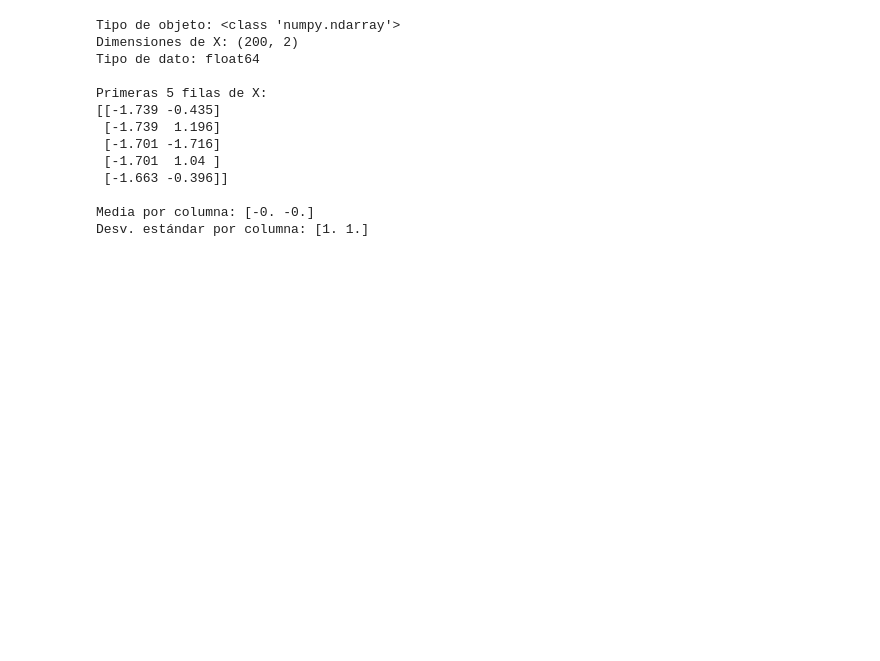
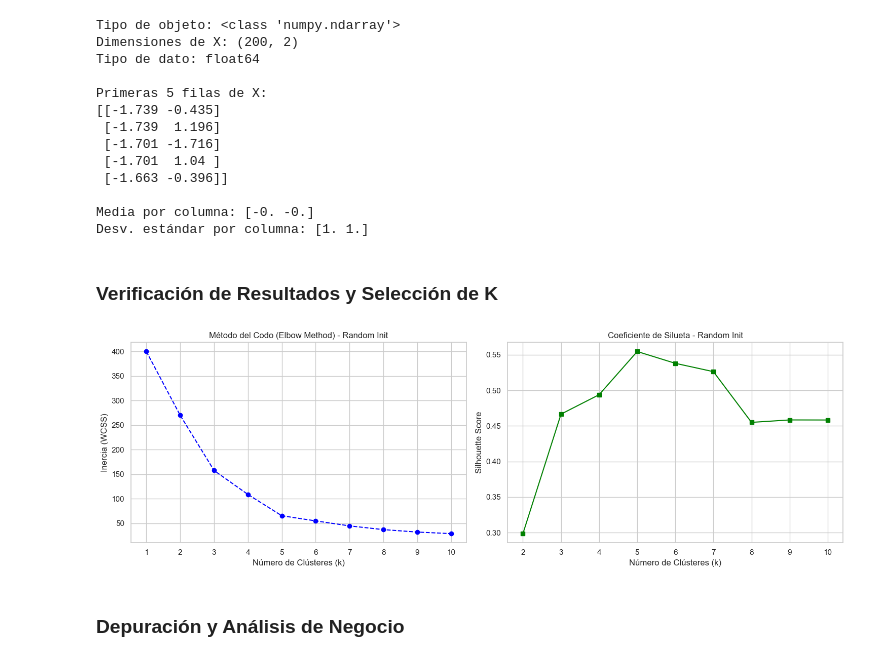
Before and after one commit to DieCs2806/Taller-2-Tecnicas-de-Aprendizaje-de-Maquina, a Jupyter notebook: taller.ipynb, the cells around one changed output. Saved outputs shown, nothing was run; the diff lists cells and outputs as text; code cells hidden in the pictures; blank space fills up the shorter version.

```diff
--- a/taller.ipynb
+++ b/taller.ipynb
@@ -249,3 +249,51 @@ Primeras 5 filas de X:
 
 Media por columna: [-0. -0.]
 Desv. estándar por columna: [1. 1.]
+# %% [markdown]
+### Verificación de Resultados y Selección de K
+# %%
+from sklearn.cluster import KMeans
+from sklearn.metrics import silhouette_score
+import matplotlib.pyplot as plt
+
+wcss = []
+silhouette_scores = []
+
+# Evaluación de k entre 1 y 10
+K_range = range(1, 11)
+
+for k in K_range:
+    kmeans = KMeans(n_clusters=k, init='random', random_state=42, n_init=10)
+    kmeans.fit(X)
+
+    # Cálculo de Inercia (WCSS)
+    wcss.append(kmeans.inertia_)
+
+    # Cálculo del Coeficiente de Silueta (solo para k > 1)
+    if k > 1:
+        score = silhouette_score(X, kmeans.labels_)
+        silhouette_scores.append(score)
+    else:
+        silhouette_scores.append(0)
+
+# Visualización de métricas
+fig, axes = plt.subplots(1, 2, figsize=(15, 5))
+
+axes[0].plot(K_range, wcss, marker='o', linestyle='--', color='blue')
+axes[0].set_title('Método del Codo (Elbow Method) - Random Init')
+axes[0].set_xlabel('Número de Clústeres (k)')
+axes[0].set_ylabel('Inercia (WCSS)')
+axes[0].set_xticks(K_range)
+
+axes[1].plot(range(2, 11), silhouette_scores[1:], marker='s', linestyle='-', color='green')
+axes[1].set_title('Coeficiente de Silueta - Random Init')
+axes[1].set_xlabel('Número de Clústeres (k)')
+axes[1].set_ylabel('Silhouette Score')
+axes[1].set_xticks(range(2, 11))
+
+plt.tight_layout()
+plt.show()
+# %% [output]
+[figure, added]
+# %% [markdown]
+### Depuración y Análisis de Negocio
```
Also changed, not shown: parts of 8 cells of this notebook, 5 other files.
